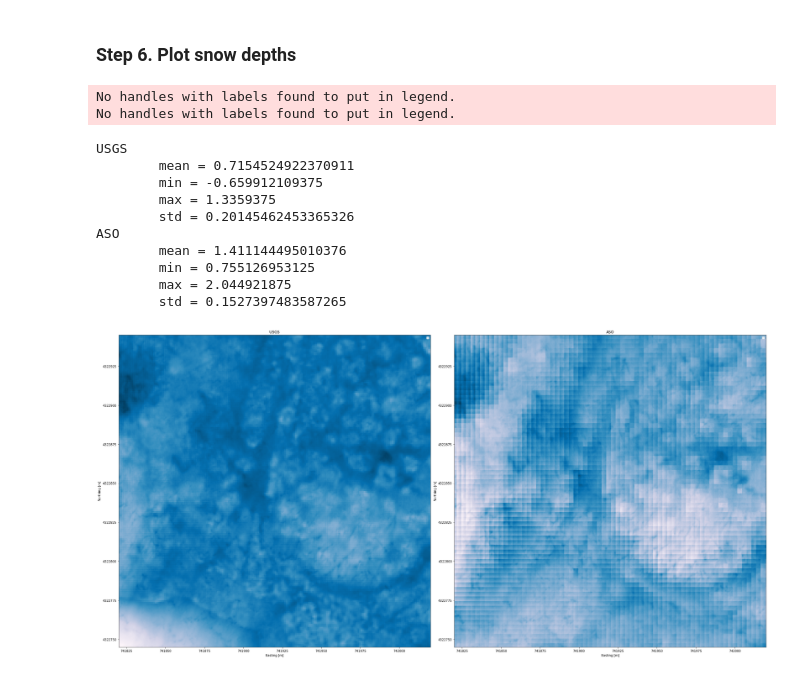
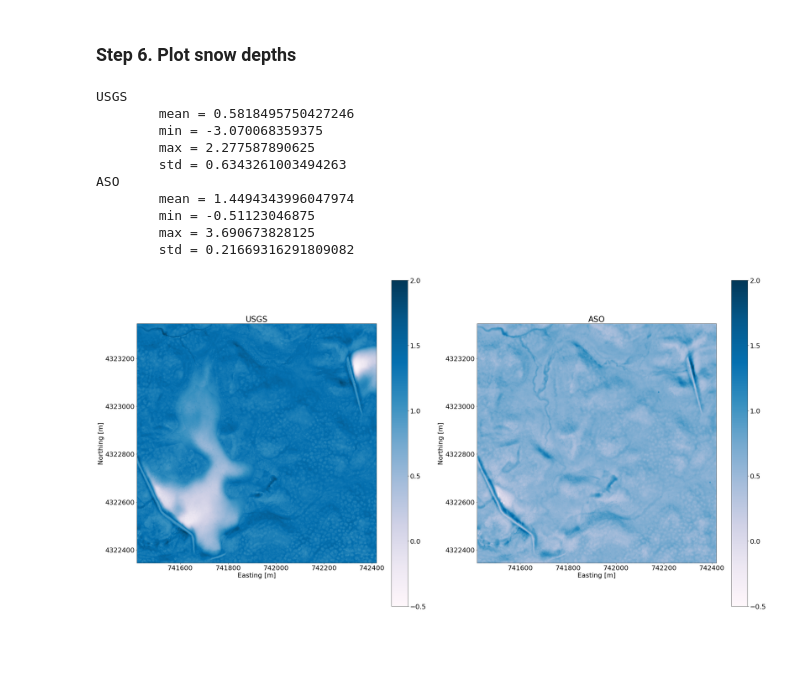
Before and after one commit to SnowEx/snowexsql, a Jupyter notebook: docs/gallery/compare_depth_maps_example.ipynb, the cells around one changed output. Cells and saved outputs as stored; diff of their text form; code cells hidden in the pictures; blank space fills up the shorter version.

```diff
--- a/docs/gallery/compare_depth_maps_example.ipynb
+++ b/docs/gallery/compare_depth_maps_example.ipynb
@@ -37,7 +37,7 @@ from matplotlib.image import AxesImage
 site_id = '1S1'
 
 # Distance around the pit to collect data in meters
-buffer_dist = 100
+buffer_dist = 500
 
 # Connect to the database we made.
 db_name = 'snowex'
@@ -112,8 +112,8 @@ def retrieve_matched_raster(data_name, surveyors, polygon, res):
     res_o = q.filter(ImageData.type == data_name).filter(ImageData.surveyors == surveyors).limit(1).all()
     print('Original Resolution = {} x{}'.format(res_o[0][0], res_o[0][1]))
 
-    # Return a Tiff thats resampled the snow off to the same resolution as the Snow on and clip to the same extents
-    s = func.ST_Clip(func.ST_Rescale(gfunc.ST_Union(ImageData.raster, type_=Raster), res[0], -1 * res[1],  algorithm='bilinear'), polygon)
+    # Return a tiff thats resampled the snow off to the same resolution as the Snow on and clip to the same extents
+    s = func.ST_Clip(func.ST_Rescale(gfunc.ST_Union(ImageData.raster, type_=Raster), res[0], -1 * res[1],  'Bilinear'), polygon)
 
     # Filter by surveyors and data name DEM
     q = session.query(func.ST_AsTiff(s)).filter(ImageData.type == data_name)
@@ -222,59 +222,56 @@ diff = aso_depths - usgs_depths
 # Create a single plot to add everything to
 data = {'usgs': usgs_depths, 'aso':aso_depths}
 
-# Make the plot a certain height
-h = 15
 # Make the number of subplots the same as the dictionary of data
 nplots = len(data.keys())
-fig, axes = plt.subplots(1, nplots, figsize=(2 * h, h))
+plt.rcParams.update({'font.size': 22})
+fig, axes = plt.subplots(1, nplots, figsize=(32, 16))
 
 # plot indexer
 i = 0
 
-# Colormap
-cmap = 'PuBu'
 
 # Plot the Snow Depths
 for name, img in data.items():
 
     # Grab the subplot object
     ax = axes[i]
 
-    # Plot the raster using rasterio and the transform
-    show(img, ax=ax, cmap=cmap, transform=snow_on.transform)
+    # Plot the raster using imshow to get a colorbar (a hack for sure)
+    im = ax.imshow(img, cmap='PuBu', vmin=-0.5, vmax=2.0)
+    bar = fig.colorbar(im, ax=ax)
+
+    # Then plot over the top to show transformed version with rasterio
+    show(img, cmap='PuBu', ax=ax, transform=snow_on.transform)
+    #buffered_pit_df.iloc[1:].plot(ax=axes[i], marker='^', color='magenta',  markersize=150, edgecolor='black')
 
     # Perform some Stats
     print(name.upper())
     for stat in ['mean','min','max','std']:
         print('\t{} = {}'.format(stat, getattr(img, stat)()))
 
     # Don't use scientific notation on the axis ticks
     ax.ticklabel_format(style='plain', useOffset=False)
 
     # Add x/y labels, a title, a legend and avoid overlapping labels
     ax.set_xlabel('Easting [m]')
     ax.set_ylabel('Northing [m]')
     ax.set_title(name.upper())
-    ax.legend()
-
     i += 1
 
-# bar = fig.colorbar(img)
 plt.tight_layout()
 # %% [output]
-No handles with labels found to put in legend.
-No handles with labels found to put in legend.
+USGS
+        mean = 0.5818495750427246
+        min = -3.070068359375
+        max = 2.277587890625
+        std = 0.6343261003494263
+ASO
+        mean = 1.4494343996047974
+        min = -0.51123046875
+        max = 3.690673828125
+        std = 0.21669316291809082
-USGS
-        mean = 0.7154524922370911
-        min = -0.659912109375
-        max = 1.3359375
-        std = 0.20145462453365326
-ASO
-        mean = 1.411144495010376
-        min = 0.755126953125
-        max = 2.044921875
-        std = 0.1527397483587265
-[figure, old version]
+[figure, new version]
 # %%
 # Close out the database transaction to avoid hanging transactions
 session.close()
```
Also changed, not shown: parts of 5 cells of this notebook, 1 other file.
